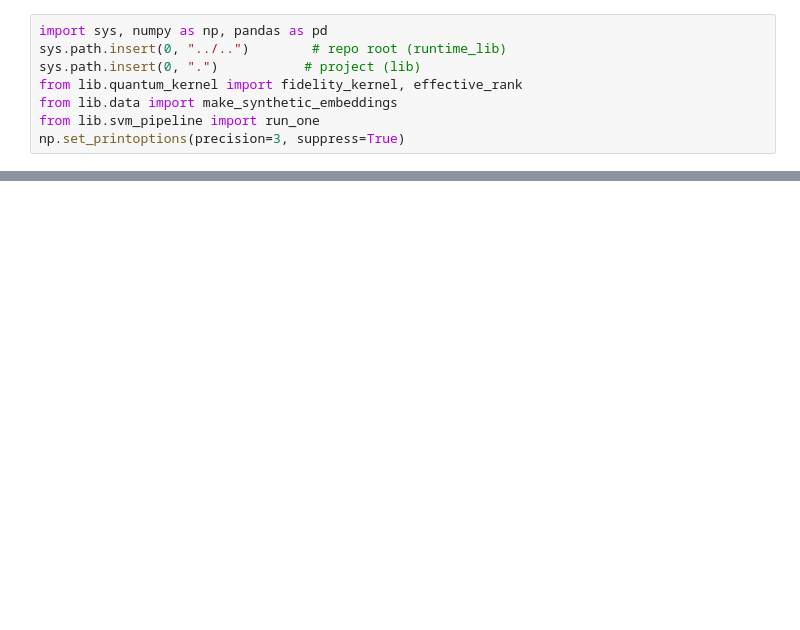
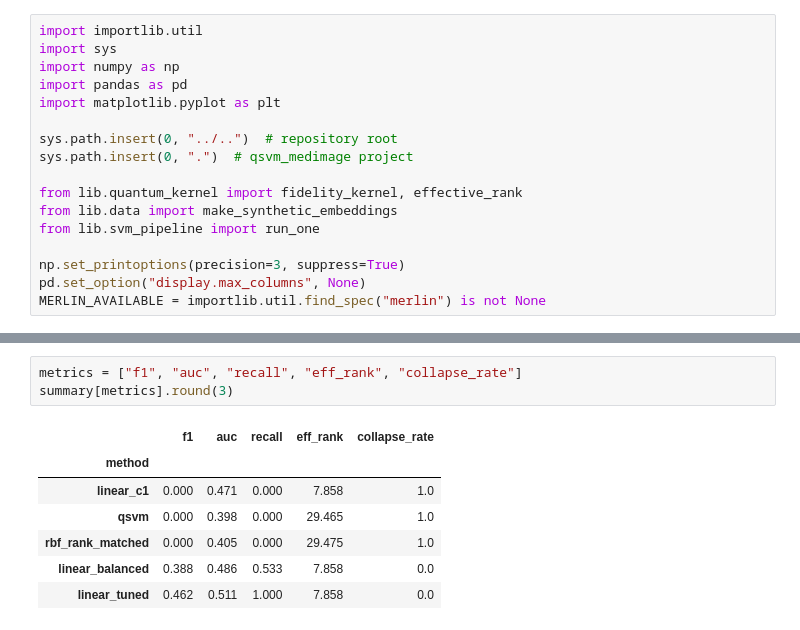
Before and after one commit to jricc/reproduced_papers, a Jupyter notebook: papers/qsvm_medimage/notebook.ipynb, the cells around one changed output, grey strips where cells are left out. Saved outputs shown, nothing was run; the diff lists cells and outputs as text; blank space fills up the shorter version.

```diff
--- a/papers/qsvm_medimage/notebook.ipynb
+++ b/papers/qsvm_medimage/notebook.ipynb
@@ -10,8 +33,17 @@ artifact — equal AUC — and a fair class-weighted linear SVM beats the QSVM.
 # %%
-import sys, numpy as np, pandas as pd
-sys.path.insert(0, "../..")        # repo root (runtime_lib)
-sys.path.insert(0, ".")           # project (lib)
+import importlib.util
+import sys
+import numpy as np
+import pandas as pd
+import matplotlib.pyplot as plt
+
+sys.path.insert(0, "../..")  # repository root
+sys.path.insert(0, ".")  # qsvm_medimage project
+
 from lib.quantum_kernel import fidelity_kernel, effective_rank
 from lib.data import make_synthetic_embeddings
 from lib.svm_pipeline import run_one
+
 np.set_printoptions(precision=3, suppress=True)
+pd.set_option("display.max_columns", None)
+MERLIN_AVAILABLE = importlib.util.find_spec("merlin") is not None
@@ -59,0 +306,11 @@ And `linear_balanced` (one line of class weighting, no quantum) beats QSVM on bo
+# %%
+metrics = ["f1", "auc", "recall", "eff_rank", "collapse_rate"]
+summary[metrics].round(3)
+# %% [output]
+|  | f1 | auc | recall | eff_rank | collapse_rate |
+| method |  |  |  |  |  |
+| linear_c1 | 0.000 | 0.471 | 0.000 | 7.858 | 1.0 |
+| qsvm | 0.000 | 0.398 | 0.000 | 29.465 | 1.0 |
+| rbf_rank_matched | 0.000 | 0.405 | 0.000 | 29.475 | 1.0 |
+| linear_balanced | 0.388 | 0.486 | 0.533 | 7.858 | 0.0 |
+| linear_tuned | 0.462 | 0.511 | 1.000 | 7.858 | 0.0 |
```
Also changed, not shown: parts of 27 cells of this notebook, 5 other files.
